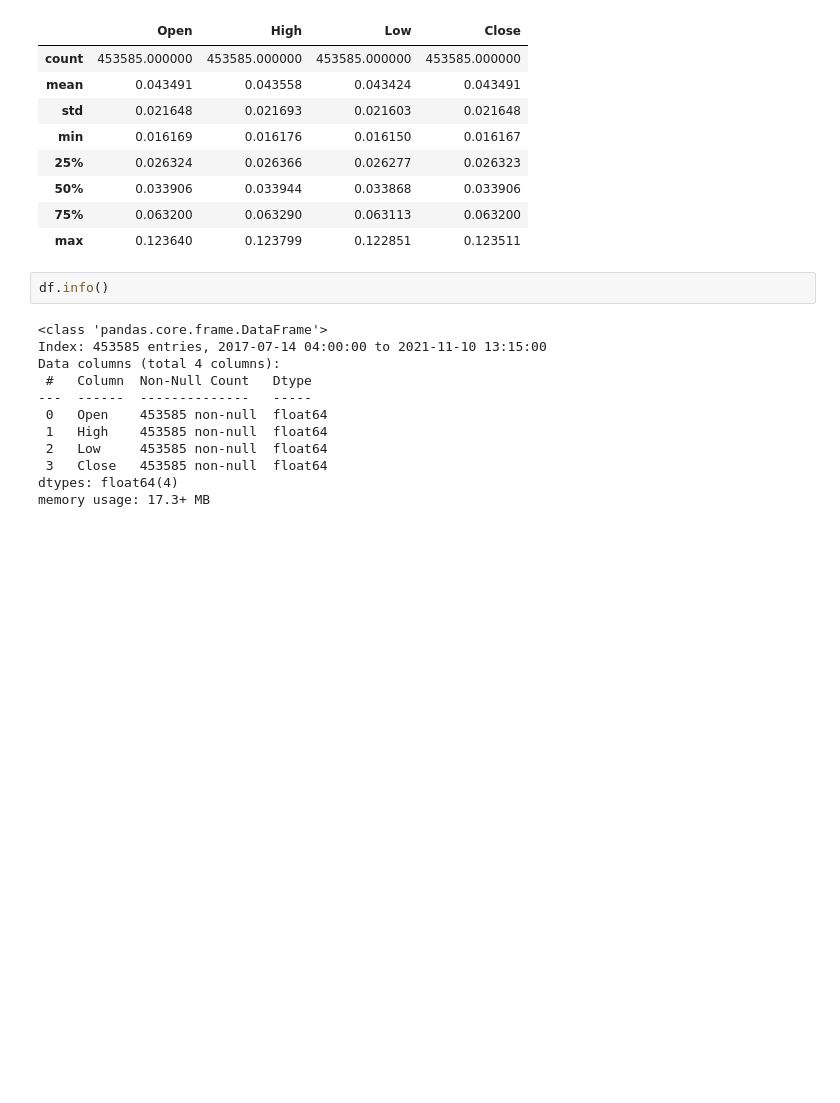
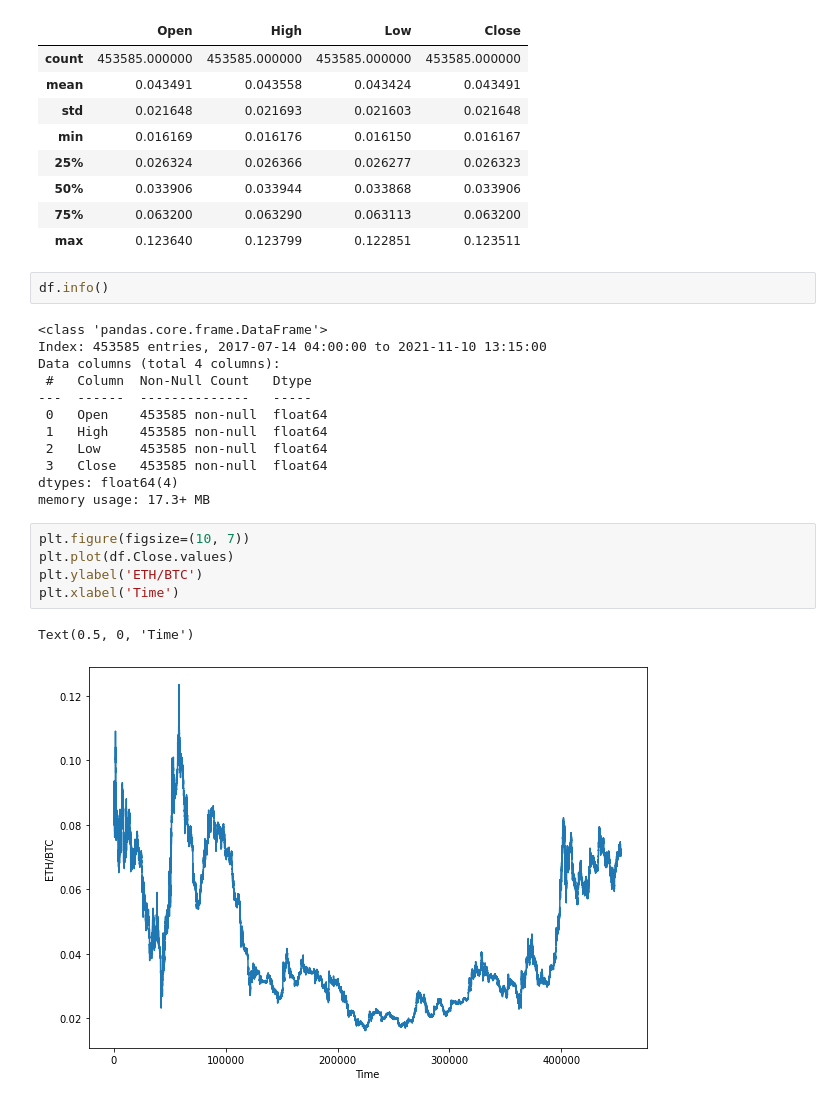
Before and after one commit to novis10813/Is-Technical-Indicator-Really-a-Thing-for-Deep-Learning, a Jupyter notebook: Data_description.ipynb, the cells around one changed output. Saved outputs shown, nothing was run; the diff lists cells and outputs as text; blank space fills up the shorter version.

```diff
--- a/Data_description.ipynb
+++ b/Data_description.ipynb
@@ -42,3 +41,11 @@ Data columns (total 4 columns):
  3   Close   453585 non-null  float64
 dtypes: float64(4)
 memory usage: 17.3+ MB
+# %%
+plt.figure(figsize=(10, 7))
+plt.plot(df.Close.values)
+plt.ylabel('ETH/BTC')
+plt.xlabel('Time')
+# %% [output]
+Text(0.5, 0, 'Time')
+[figure, added]
```
Also changed, not shown: parts of 1 cell of this notebook.
